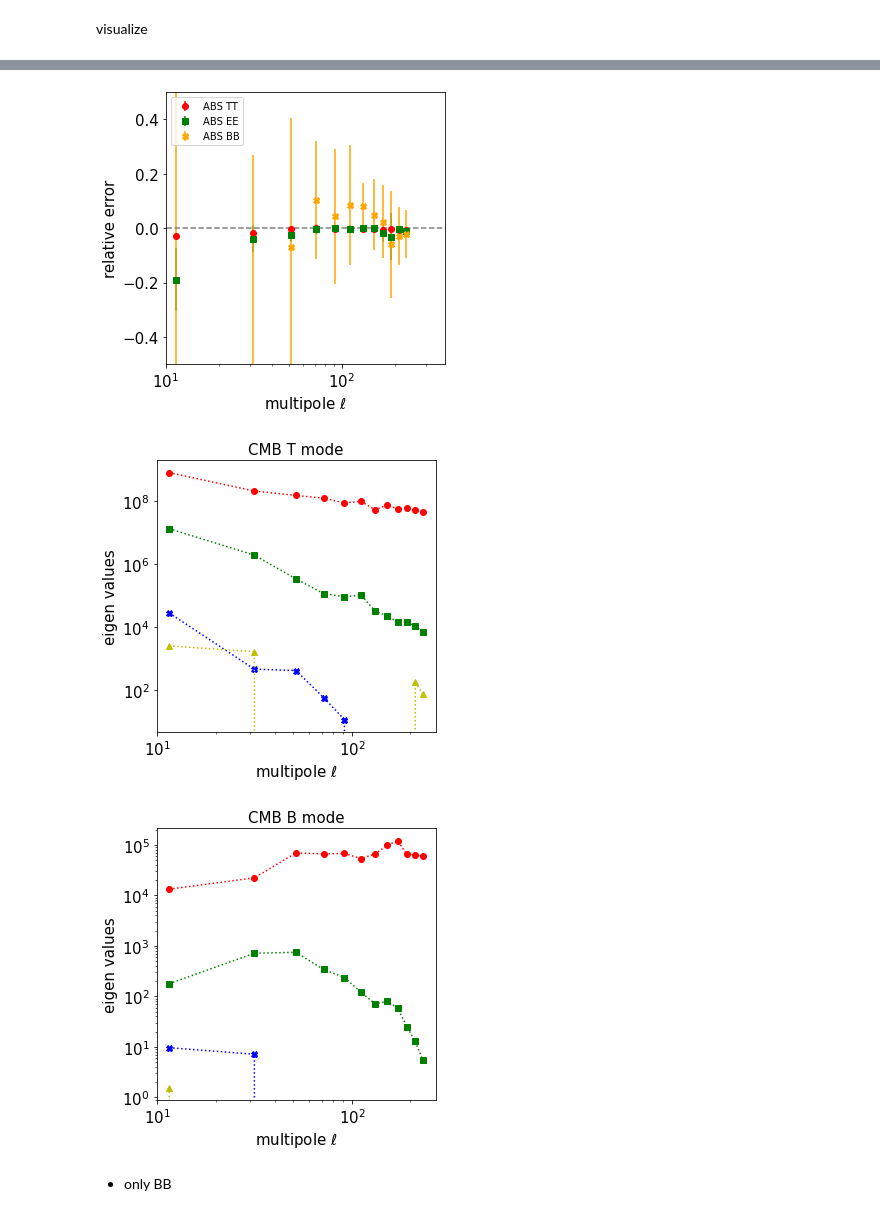
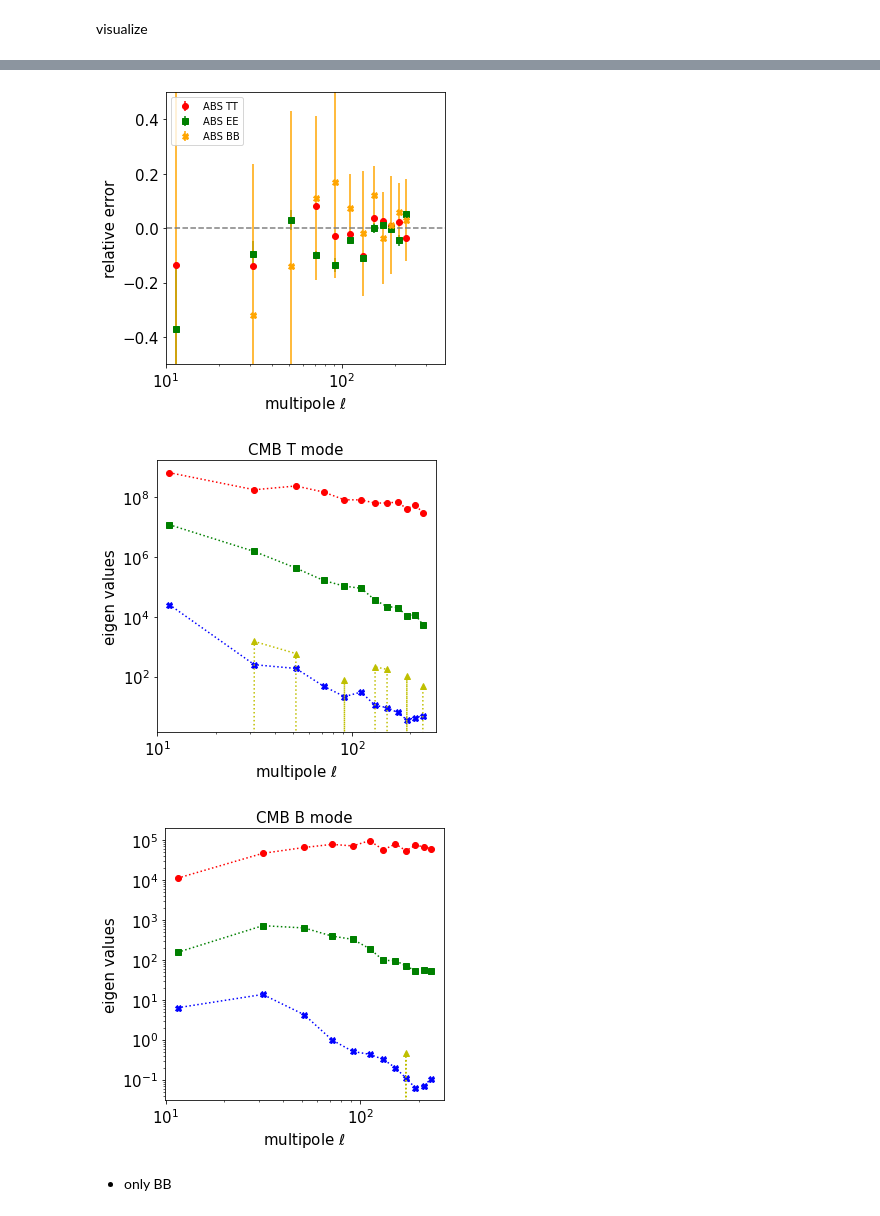
Before and after one commit to gioacchinowang/afra, a Jupyter notebook: tutorials/tutorial04.ipynb, the cells around one changed output, grey strips where cells are left out. Cells and saved outputs as stored; diff of their text form; code cells hidden in the pictures.

```diff
--- a/tutorials/tutorial04.ipynb
+++ b/tutorials/tutorial04.ipynb
@@ -18,24 +18,23 @@ warnings.filterwarnings('ignore')
 ### read in maps
 # %%
 NSIDE = 128
+fwhm = [0.5*np.pi/180.,0.3*np.pi/180.,0.2*np.pi/180.,0.08*np.pi/180.]  # FWHM for beam effect
 
-map30 = hp.read_map('./data/TQU_30GHz_r7.fits',field=[0,1,2],dtype=np.float32,verbose=0)
-map95 = hp.read_map('./data/TQU_95GHz_r7.fits',field=[0,1,2],dtype=np.float32,verbose=0)
-map150 = hp.read_map('./data/TQU_150GHz_r7.fits',field=[0,1,2],dtype=np.float32,verbose=0)
-map353 = hp.read_map('./data/TQU_353GHz_r7.fits',field=[0,1,2],dtype=np.float32,verbose=0)
-mapcmb = hp.read_map('./data/TQU_CMB_r7.fits',field=[0,1,2],dtype=np.float32,verbose=0)
+map30 = hp.read_map('./data/pysm_s1d1_30.fits',field=[0,1,2],dtype=np.float32,verbose=0)
+map95 = hp.read_map('./data/pysm_s1d1_95.fits',field=[0,1,2],dtype=np.float32,verbose=0)
+map150 = hp.read_map('./data/pysm_s1d1_150.fits',field=[0,1,2],dtype=np.float32,verbose=0)
+map353 = hp.read_map('./data/pysm_s1d1_353.fits',field=[0,1,2],dtype=np.float32,verbose=0)
+cmb_cl = hp.read_cl('./data/camb_cls.fits')
 
-cmb_cl = hp.anafast(mapcmb)
 ell = np.arange(cmb_cl.shape[1])
+mapcmb = hp.synfast(cmb_cl,nside=NSIDE,new=True)
+map30 = hp.smoothing(map30+mapcmb,fwhm=fwhm[0])
+map95 = hp.smoothing(map95+mapcmb,fwhm=fwhm[1])
+map150 = hp.smoothing(map150+mapcmb,fwhm=fwhm[2])
+map353 = hp.smoothing(map353+mapcmb,fwhm=fwhm[3])
 
-fwhm = [0.5*np.pi/180.,0.3*np.pi/180.,0.2*np.pi/180.,0.08*np.pi/180.]
-map30 = hp.smoothing(map30,fwhm=fwhm[0])
-map95 = hp.smoothing(map95,fwhm=fwhm[1])
-map150 = hp.smoothing(map150,fwhm=fwhm[2])
-map353 = hp.smoothing(map353,fwhm=fwhm[3])
-
-vmap30 = hp.read_map('./data/TQU_plkvar_30GHz_r7.fits',field=[0,1,2],dtype=np.float32,verbose=0)
-vmap95 = hp.read_map('./data/TQU_alivar_95GHz_r7.fits',field=[0,1,2],dtype=np.float32,verbose=0)
-vmap150 = hp.read_map('./data/TQU_alivar_150GHz_r7.fits',field=[0,1,2],dtype=np.float32,verbose=0)
-vmap353 = hp.read_map('./data/TQU_plkvar_353GHz_r7.fits',field=[0,1,2],dtype=np.float32,verbose=0)
+vmap30 = hp.read_map('./data/plkvar_30.fits',field=[0,1,2],dtype=np.float32,verbose=0)
+vmap95 = hp.read_map('./data/alivar_95.fits',field=[0,1,2],dtype=np.float32,verbose=0)
+vmap150 = hp.read_map('./data/alivar_150.fits',field=[0,1,2],dtype=np.float32,verbose=0)
+vmap353 = hp.read_map('./data/plkvar_353.fits',field=[0,1,2],dtype=np.float32,verbose=0)
 # %% [output]
@@ -56,7 +57,7 @@ Sigma is 2.038372 arcmin (0.000593 rad)
 Sigma is 0.000000 arcmin (0.000000 rad)
 -> fwhm is 0.000000 arcmin
 # %%
-mask = hp.read_map('./data/ali_mask_r7.fits',dtype=bool,verbose=False)
+mask = hp.read_map('./data/ali_mask.fits',dtype=bool,verbose=False)
 
 fig = matplotlib.pyplot.figure(figsize=(5,5))
 gs = matplotlib.gridspec.GridSpec(5, 5)
@@ -189,9 +195,9 @@ visualize
 # %%
 fig,ax = matplotlib.pyplot.subplots(figsize=(5,5))
 
-ax.plot(auto_cmb_t[0],auto_cmb_t[1],color='black',linestyle=':',label=r'CMB TT')
-ax.plot(auto_cmb_eb[0],auto_cmb_eb[1],color='black',linestyle=':',label=r'CMB EE')
-ax.plot(auto_cmb_eb[0],auto_cmb_eb[2],color='black',linestyle=':',label=r'CMB BB')
+ax.plot(cmb_dl[0],cmb_dl[1],color='black',linestyle=':',label=r'CMB TT')
+ax.plot(cmb_dl[0],cmb_dl[2],color='black',linestyle=':',label=r'CMB EE')
+ax.plot(cmb_dl[0],cmb_dl[3],color='black',linestyle=':',label=r'CMB BB')
 
 ax.errorbar(rslt_t[0],rslt_t[1],yerr=rslt_t[2],
             color='red',fmt='o',label=r'ABS TT')
@@ -214,11 +220,11 @@ ax.set_xlim((10,3*NSIDE))
 
 fig,ax = matplotlib.pyplot.subplots(figsize=(5,5))
 
-ax.errorbar(rslt_t[0],(rslt_t[1]-auto_cmb_t[1])/auto_cmb_t[1],yerr=rslt_t[2]/auto_cmb_t[1],
+ax.errorbar(rslt_t[0],(rslt_t[1]-cmb_dl[1])/cmb_dl[1],yerr=rslt_t[2]/cmb_dl[1],
             color='red',fmt='o',label=r'ABS TT')
-ax.errorbar(rslt_eb[0],(rslt_eb[1]-auto_cmb_eb[1])/auto_cmb_eb[1],yerr=rslt_eb[2]/auto_cmb_eb[1],
+ax.errorbar(rslt_eb[0],(rslt_eb[1]-cmb_dl[2])/cmb_dl[2],yerr=rslt_eb[2]/cmb_dl[2],
             color='green',fmt='s',label=r'ABS EE')
-ax.errorbar(rslt_eb[0],(rslt_eb[3]-auto_cmb_eb[2])/auto_cmb_eb[2],yerr=rslt_eb[4]/auto_cmb_eb[2],
+ax.errorbar(rslt_eb[0],(rslt_eb[3]-cmb_dl[3])/cmb_dl[3],yerr=rslt_eb[4]/cmb_dl[3],
             color='orange',fmt='X',label=r'ABS BB')
 ax.plot((1,3*NSIDE),(0,0),color='grey',linestyle='--')
 
@@ -267,6 +273,6 @@ ax.tick_params(axis='both', labelsize=15)
-[figure, old version]
+[figure, new version]
-[figure, old version]
+[figure, new version]
-[figure, old version]
+[figure, new version]
 # %% [markdown]
 - only BB
 # %%
```
Also changed, not shown: parts of 13 cells of this notebook, 22 other files.
